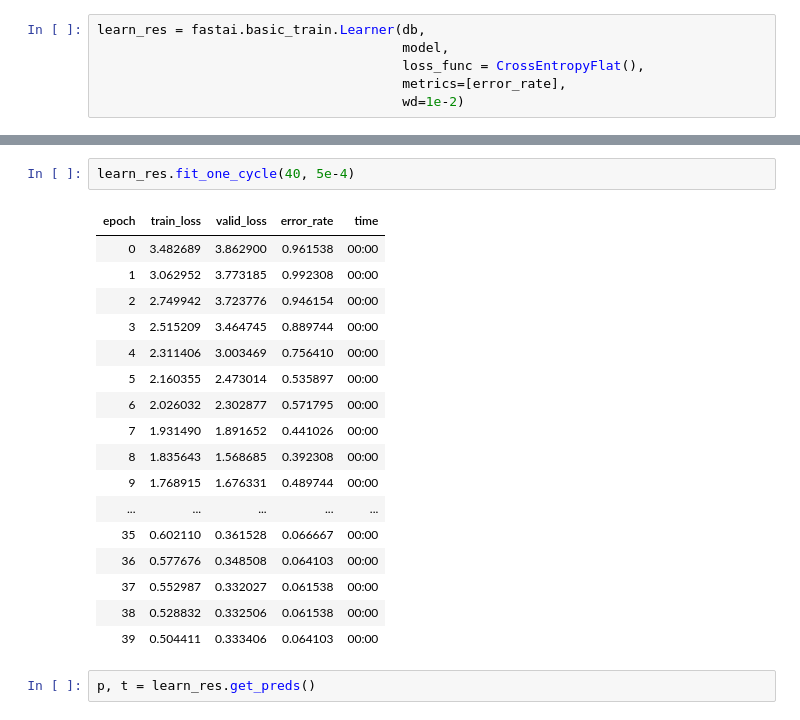
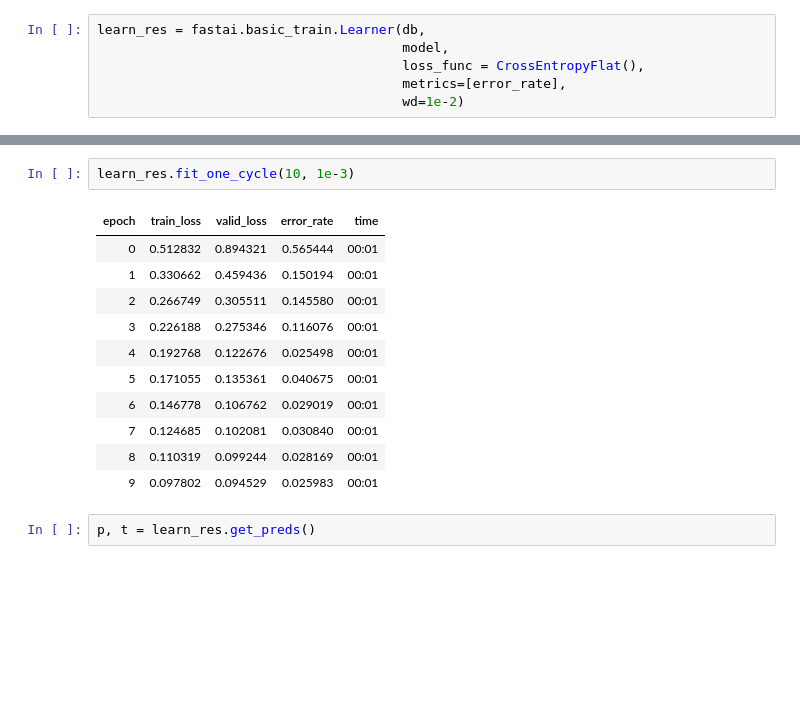
Before and after one commit to tcapelle/timeseries_fastai, a Jupyter notebook: 01_adiac.ipynb, the cells around one changed output, grey strips where cells are left out. Drawn from its saved outputs; the diff is of its cells as text; blank space fills up the shorter version.

```diff
--- a/01_adiac.ipynb
+++ b/01_adiac.ipynb
@@ -110,23 +120,17 @@ LR Finder is complete, type {learner_name}.recorder.plot() to see the graph.
-# %%
-learn_res.fit_one_cycle(40, 5e-4)
-# %% [output]
-| epoch | train_loss | valid_loss | error_rate | time |
-| 0 | 3.482689 | 3.862900 | 0.961538 | 00:00 |
-| 1 | 3.062952 | 3.773185 | 0.992308 | 00:00 |
-| 2 | 2.749942 | 3.723776 | 0.946154 | 00:00 |
-| 3 | 2.515209 | 3.464745 | 0.889744 | 00:00 |
-| 4 | 2.311406 | 3.003469 | 0.756410 | 00:00 |
-| 5 | 2.160355 | 2.473014 | 0.535897 | 00:00 |
-| 6 | 2.026032 | 2.302877 | 0.571795 | 00:00 |
-| 7 | 1.931490 | 1.891652 | 0.441026 | 00:00 |
-| 8 | 1.835643 | 1.568685 | 0.392308 | 00:00 |
-| 9 | 1.768915 | 1.676331 | 0.489744 | 00:00 |
-| ... | ... | ... | ... | ... |
-| 35 | 0.602110 | 0.361528 | 0.066667 | 00:00 |
-| 36 | 0.577676 | 0.348508 | 0.064103 | 00:00 |
-| 37 | 0.552987 | 0.332027 | 0.061538 | 00:00 |
-| 38 | 0.528832 | 0.332506 | 0.061538 | 00:00 |
-| 39 | 0.504411 | 0.333406 | 0.064103 | 00:00 |
+# %%
+learn_res.fit_one_cycle(10, 1e-3)
+# %% [output]
+| epoch | train_loss | valid_loss | error_rate | time |
+| 0 | 0.512832 | 0.894321 | 0.565444 | 00:01 |
+| 1 | 0.330662 | 0.459436 | 0.150194 | 00:01 |
+| 2 | 0.266749 | 0.305511 | 0.145580 | 00:01 |
+| 3 | 0.226188 | 0.275346 | 0.116076 | 00:01 |
+| 4 | 0.192768 | 0.122676 | 0.025498 | 00:01 |
+| 5 | 0.171055 | 0.135361 | 0.040675 | 00:01 |
+| 6 | 0.146778 | 0.106762 | 0.029019 | 00:01 |
+| 7 | 0.124685 | 0.102081 | 0.030840 | 00:01 |
+| 8 | 0.110319 | 0.099244 | 0.028169 | 00:01 |
+| 9 | 0.097802 | 0.094529 | 0.025983 | 00:01 |
 # %%
 p, t = learn_res.get_preds()
 # %%
```
Also changed, not shown: parts of 26 cells of this notebook, 1 other file.
